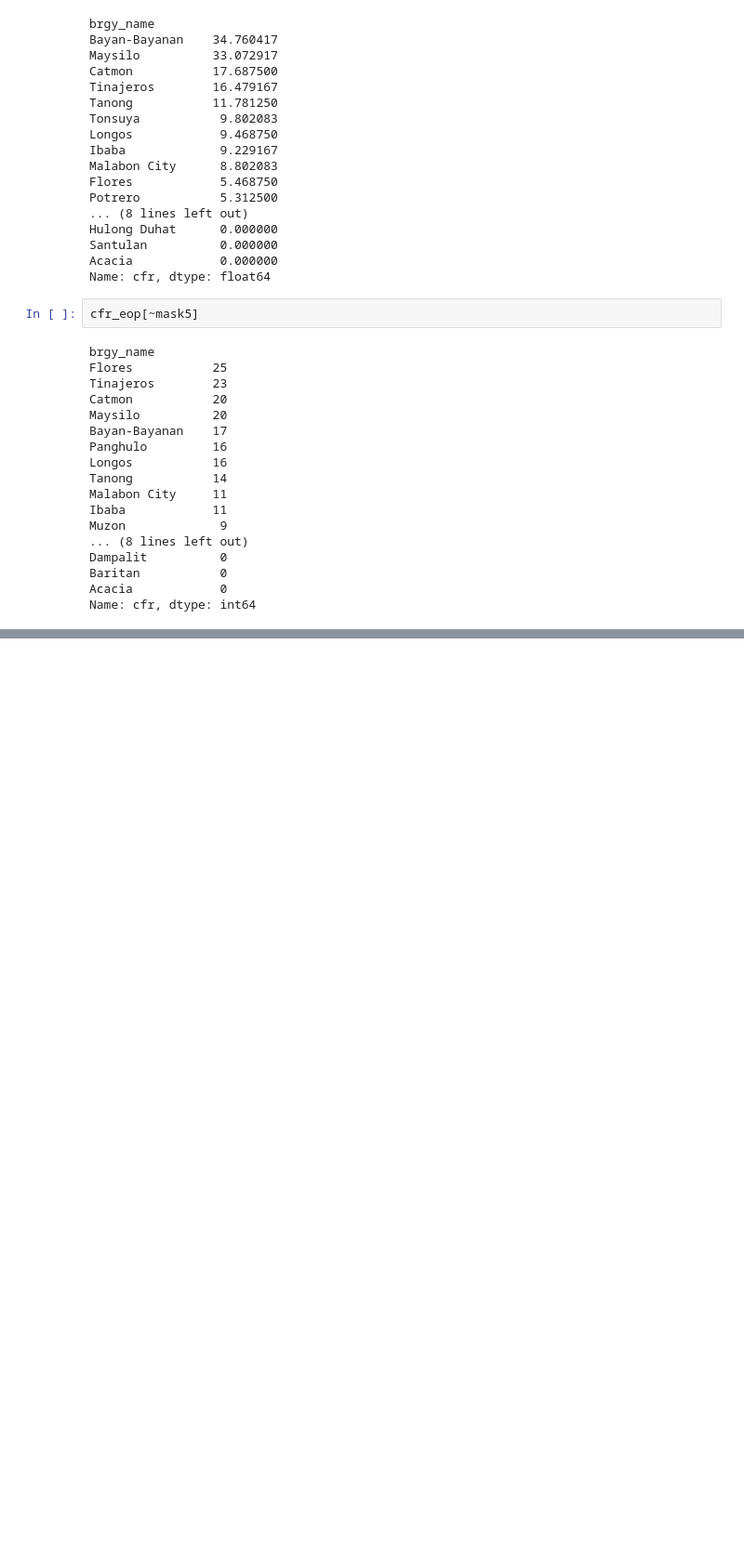
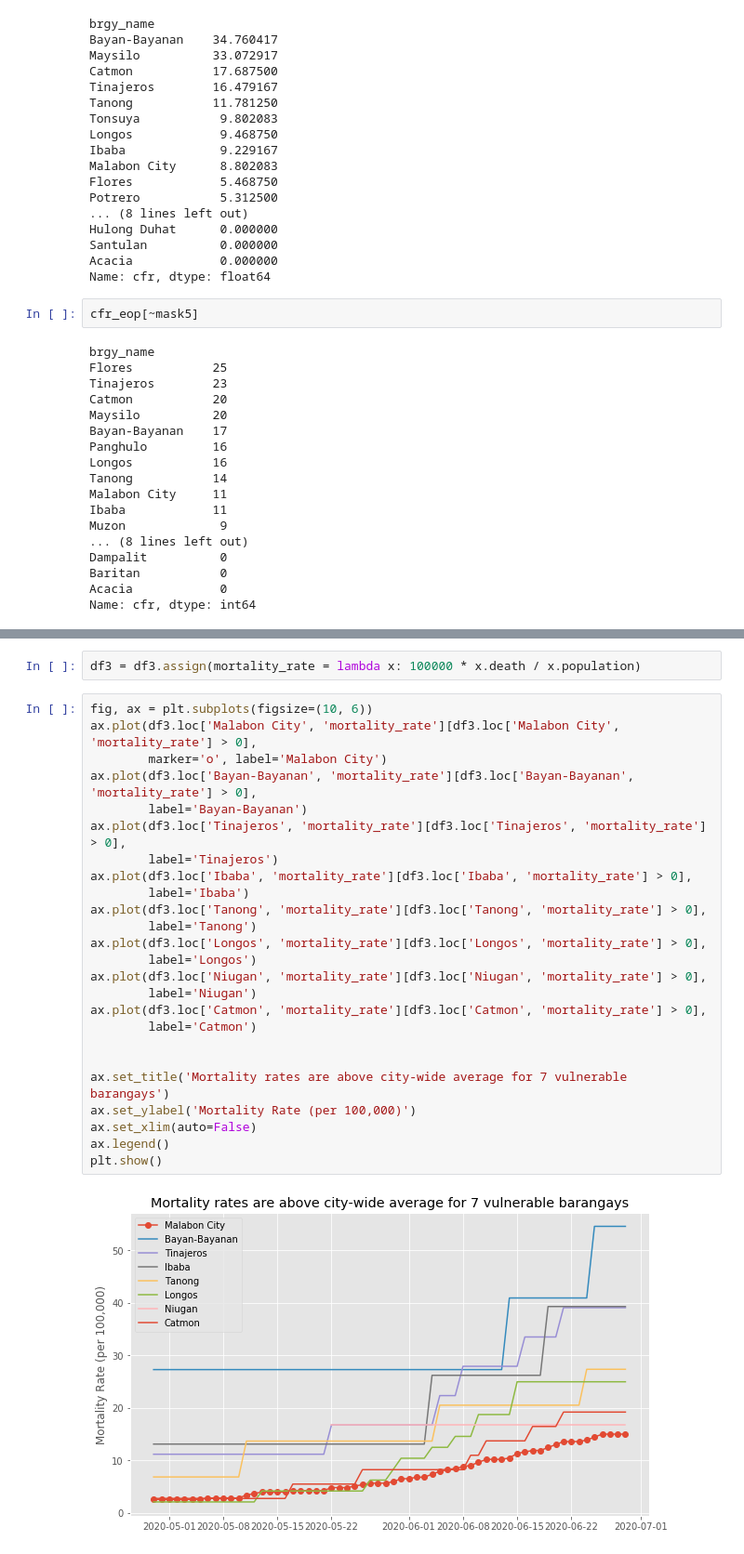
Before and after one commit to jessonpagaduan/covid_malabon, a Jupyter notebook: malabon-covid19.ipynb, the cells around one changed output, grey strips where cells are left out. Shown at 93% size. Saved outputs shown, nothing was run; the diff lists cells and outputs as text; blank space fills up the shorter version.

```diff
--- a/malabon-covid19.ipynb
+++ b/malabon-covid19.ipynb
@@ -1112,0 +1133,29 @@ plt.show()
+# %%
+df3 = df3.assign(mortality_rate = lambda x: 100000 * x.death / x.population)
+# %%
+fig, ax = plt.subplots(figsize=(10, 6))
+ax.plot(df3.loc['Malabon City', 'mortality_rate'][df3.loc['Malabon City', 'mortality_rate'] > 0],
+        marker='o', label='Malabon City')
+ax.plot(df3.loc['Bayan-Bayanan', 'mortality_rate'][df3.loc['Bayan-Bayanan', 'mortality_rate'] > 0],
+        label='Bayan-Bayanan')
+ax.plot(df3.loc['Tinajeros', 'mortality_rate'][df3.loc['Tinajeros', 'mortality_rate'] > 0],
+        label='Tinajeros')
+ax.plot(df3.loc['Ibaba', 'mortality_rate'][df3.loc['Ibaba', 'mortality_rate'] > 0],
+        label='Ibaba')
+ax.plot(df3.loc['Tanong', 'mortality_rate'][df3.loc['Tanong', 'mortality_rate'] > 0],
+        label='Tanong')
+ax.plot(df3.loc['Longos', 'mortality_rate'][df3.loc['Longos', 'mortality_rate'] > 0],
+        label='Longos')
+ax.plot(df3.loc['Niugan', 'mortality_rate'][df3.loc['Niugan', 'mortality_rate'] > 0],
+        label='Niugan')
+ax.plot(df3.loc['Catmon', 'mortality_rate'][df3.loc['Catmon', 'mortality_rate'] > 0],
+        label='Catmon')
+
+
+ax.set_title('Mortality rates are above city-wide average for 7 vulnerable barangays')
+ax.set_ylabel('Mortality Rate (per 100,000)')
+ax.set_xlim(auto=False)
+ax.legend()
+plt.show()
+# %% [output]
+[figure, added]
```
Also changed, not shown: parts of 29 cells of this notebook.
